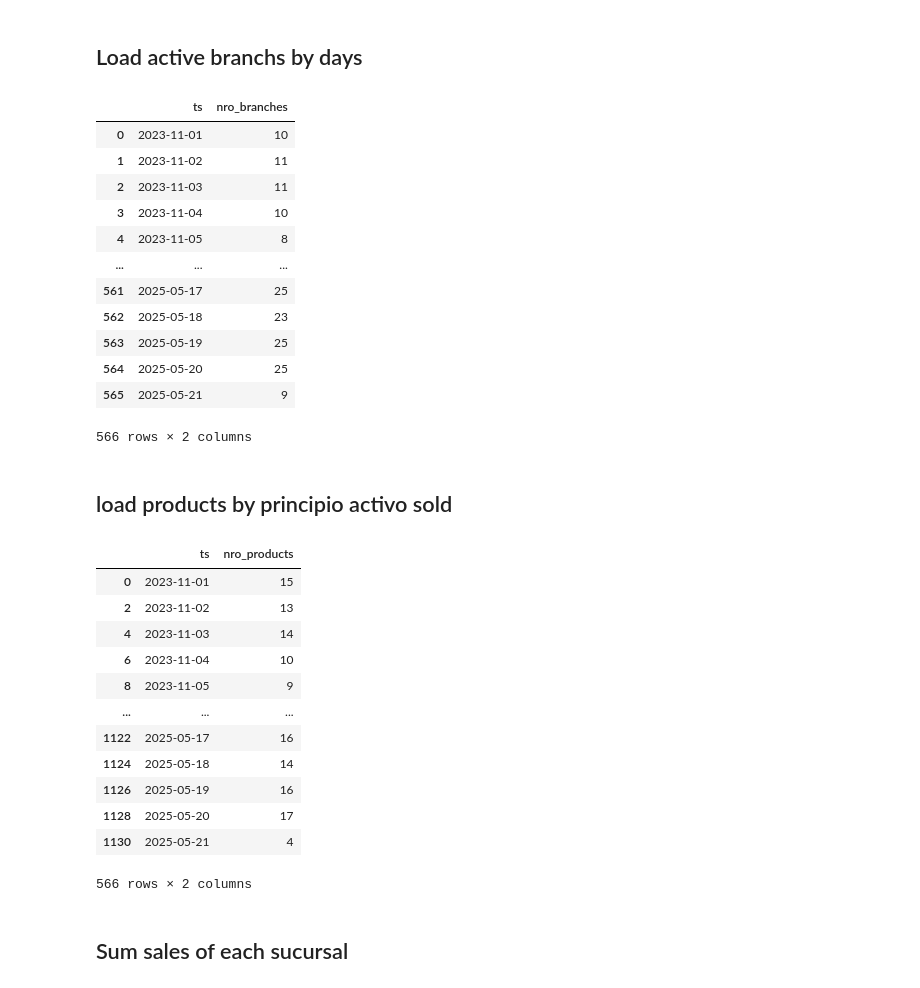
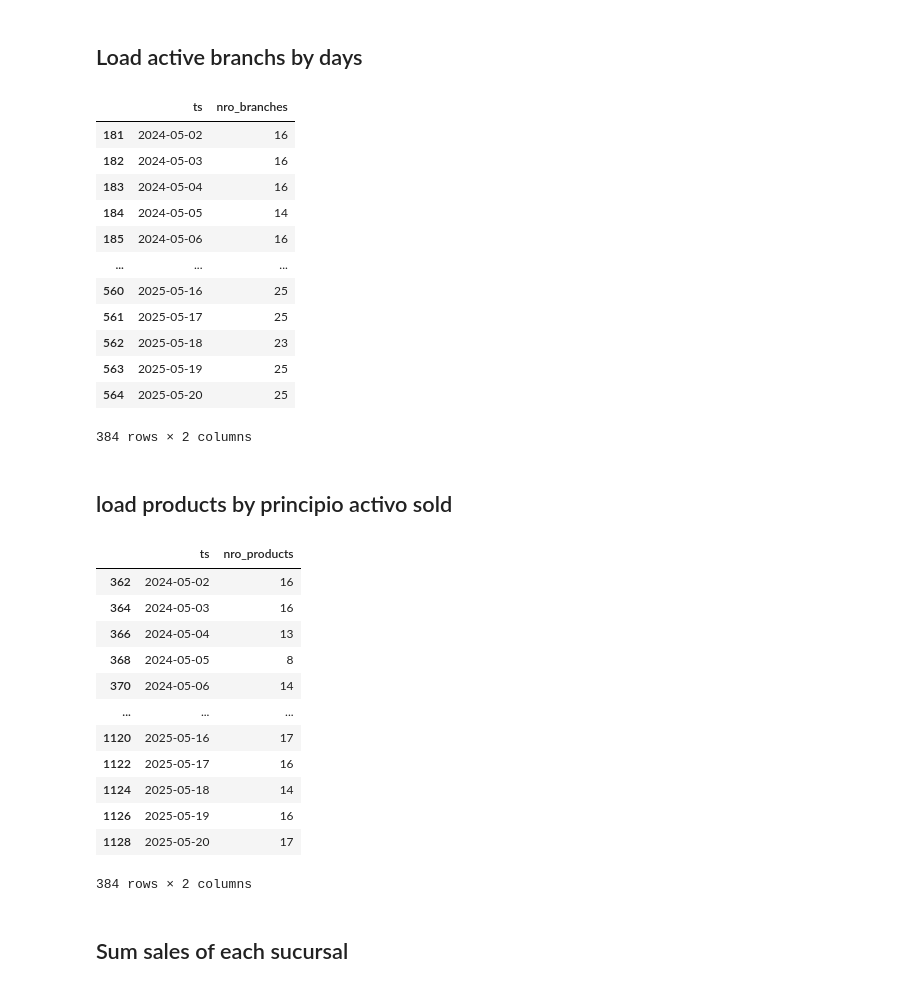
Before and after one commit to darkel61/3mit_ai_testing, a Jupyter notebook: fg/retail_fg.ipynb, the cells around one changed output. Saved outputs shown, nothing was run; the diff lists cells and outputs as text; code cells hidden in the pictures.

```diff
--- a/fg/retail_fg.ipynb
+++ b/fg/retail_fg.ipynb
@@ -72,24 +72,24 @@ df['branch_id'].plot.hist(bins=100 )
 # %%
 active_branches_df = pd.read_csv('./branch_by_day.csv')
 active_branches_df = pd.DataFrame(active_branches_df)
 active_branches_df['date'] = pd.to_datetime(active_branches_df['date'])
 active_branches_df = active_branches_df.rename(columns={'date': 'ts', 'count': 'nro_branches'})
-
+active_branches_df = active_branches_df[(active_branches_df['ts'] > '2024-05-01') & (active_branches_df['ts'] < '2025-05-21')]
 active_branches_df
 # %% [output]
 |  | ts | nro_branches |
-| 0 | 2023-11-01 | 10 |
-| 1 | 2023-11-02 | 11 |
-| 2 | 2023-11-03 | 11 |
-| 3 | 2023-11-04 | 10 |
-| 4 | 2023-11-05 | 8 |
+| 181 | 2024-05-02 | 16 |
+| 182 | 2024-05-03 | 16 |
+| 183 | 2024-05-04 | 16 |
+| 184 | 2024-05-05 | 14 |
+| 185 | 2024-05-06 | 16 |
 | ... | ... | ... |
+| 560 | 2025-05-16 | 25 |
 | 561 | 2025-05-17 | 25 |
 | 562 | 2025-05-18 | 23 |
 | 563 | 2025-05-19 | 25 |
 | 564 | 2025-05-20 | 25 |
-| 565 | 2025-05-21 | 9 |
-566 rows × 2 columns
+384 rows × 2 columns
 # %% [markdown]
 ## load products by principio activo sold
 # %%
@@ -98,22 +98,23 @@ products_df = pd.DataFrame(products_df)
 products_df = products_df[products_df['principio_activo'] == 'ACETAMINOFEN']
 products_df = products_df.rename(columns={'date': 'ts', 'count': 'nro_products'})
 products_df['ts'] = pd.to_datetime(products_df['ts'])
+products_df = products_df[(products_df['ts'] > '2024-05-01') & (products_df['ts'] < '2025-05-21')]
 products_df = products_df.drop(columns=['principio_activo'])
 products_df
 # %% [output]
 |  | ts | nro_products |
-| 0 | 2023-11-01 | 15 |
-| 2 | 2023-11-02 | 13 |
-| 4 | 2023-11-03 | 14 |
-| 6 | 2023-11-04 | 10 |
-| 8 | 2023-11-05 | 9 |
+| 362 | 2024-05-02 | 16 |
+| 364 | 2024-05-03 | 16 |
+| 366 | 2024-05-04 | 13 |
+| 368 | 2024-05-05 | 8 |
+| 370 | 2024-05-06 | 14 |
 | ... | ... | ... |
+| 1120 | 2025-05-16 | 17 |
 | 1122 | 2025-05-17 | 16 |
 | 1124 | 2025-05-18 | 14 |
 | 1126 | 2025-05-19 | 16 |
 | 1128 | 2025-05-20 | 17 |
-| 1130 | 2025-05-21 | 4 |
-566 rows × 2 columns
+384 rows × 2 columns
 # %% [markdown]
 ## Sum sales of each sucursal
 # %%
```
Also changed, not shown: parts of 11 cells of this notebook.
